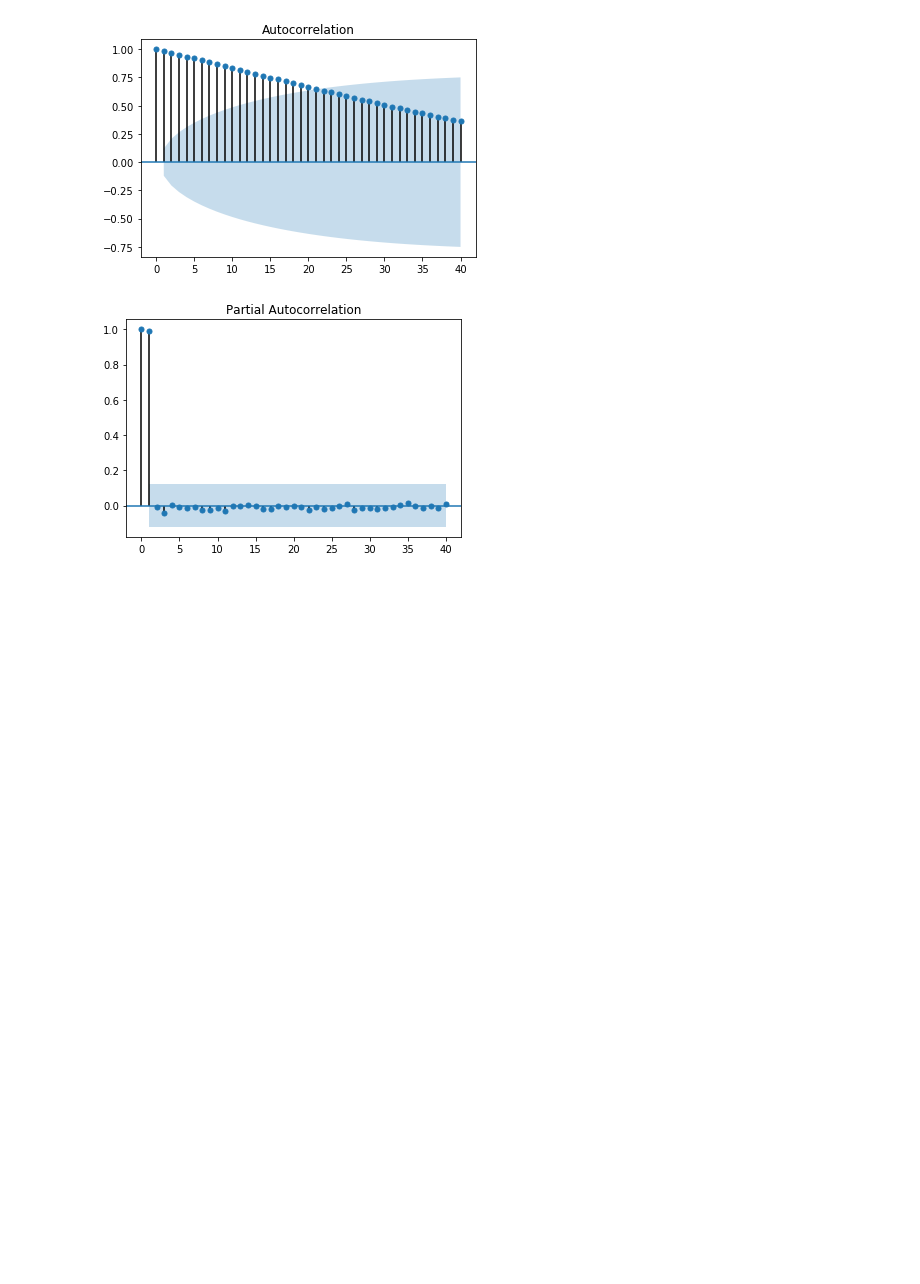
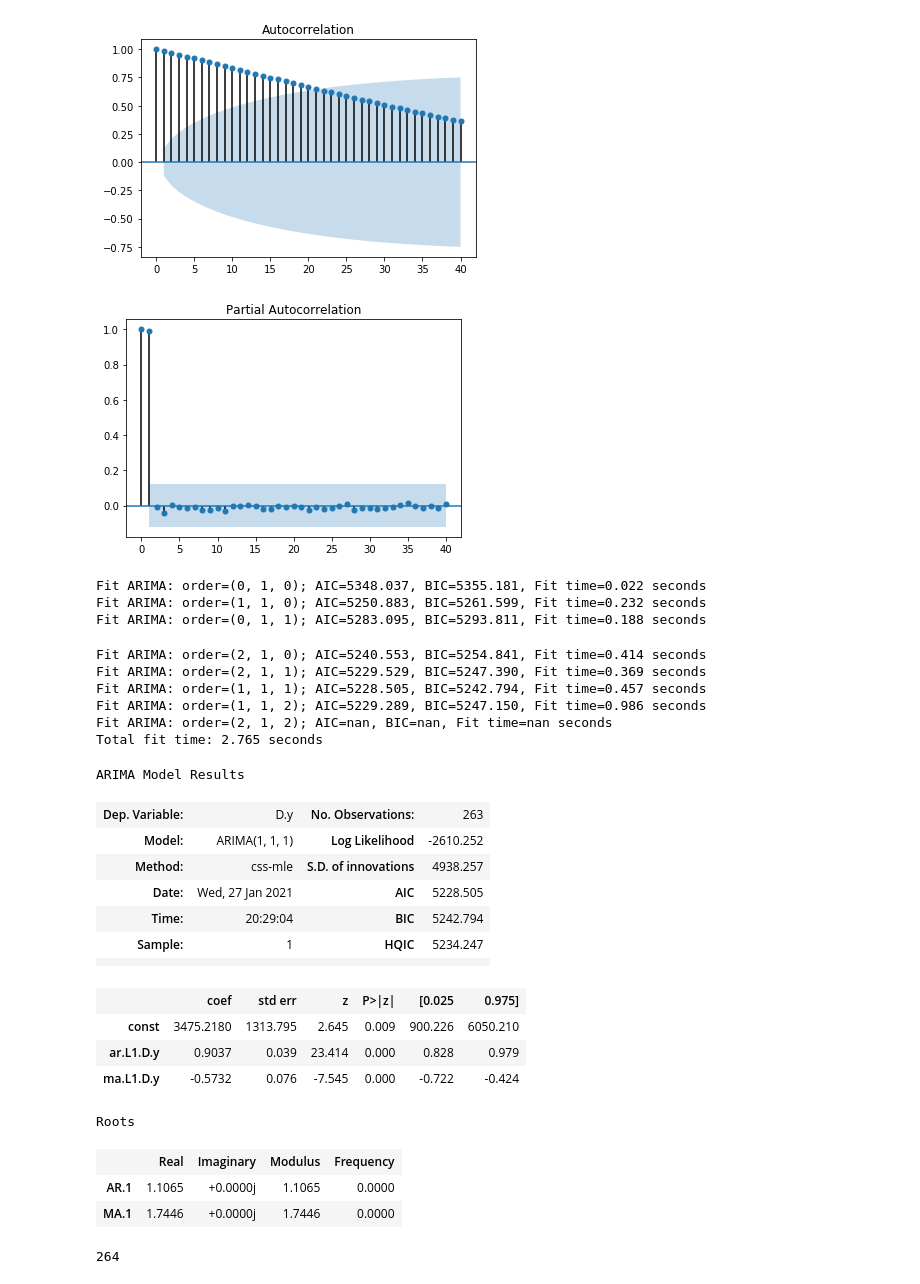
Before and after one commit to saifulrijal-ds/time-series-analysis-python, a Jupyter notebook: study-notes_general-forecasting-model_pt5.ipynb, the cells around one changed output. Cells and saved outputs as stored; diff of their text form; code cells hidden in the pictures; blank space fills up the shorter version.

```diff
--- a/study-notes_general-forecasting-model_pt5.ipynb
+++ b/study-notes_general-forecasting-model_pt5.ipynb
@@ -395,3 +395,36 @@ plot_acf(trade_df['Inventories'], lags=40);
 plot_pacf(trade_df['Inventories'], lags=40); p=1
 # %% [output]
 [figure]
+# %%
+auto_arima(trade_df['Inventories'], seasonal=False, start_p=0, start_q=0,
+           max_p=2, max_q=2, trace=True).summary()
+# %% [output]
+Fit ARIMA: order=(0, 1, 0); AIC=5348.037, BIC=5355.181, Fit time=0.022 seconds
+Fit ARIMA: order=(1, 1, 0); AIC=5250.883, BIC=5261.599, Fit time=0.232 seconds
+Fit ARIMA: order=(0, 1, 1); AIC=5283.095, BIC=5293.811, Fit time=0.188 seconds
+Fit ARIMA: order=(2, 1, 0); AIC=5240.553, BIC=5254.841, Fit time=0.414 seconds
+Fit ARIMA: order=(2, 1, 1); AIC=5229.529, BIC=5247.390, Fit time=0.369 seconds
+Fit ARIMA: order=(1, 1, 1); AIC=5228.505, BIC=5242.794, Fit time=0.457 seconds
+Fit ARIMA: order=(1, 1, 2); AIC=5229.289, BIC=5247.150, Fit time=0.986 seconds
+Fit ARIMA: order=(2, 1, 2); AIC=nan, BIC=nan, Fit time=nan seconds
+Total fit time: 2.765 seconds
+ARIMA Model Results
+| Dep. Variable: | D.y | No. Observations: | 263 |
+| Model: | ARIMA(1, 1, 1) | Log Likelihood | -2610.252 |
+| Method: | css-mle | S.D. of innovations | 4938.257 |
+| Date: | Wed, 27 Jan 2021 | AIC | 5228.505 |
+| Time: | 20:29:04 | BIC | 5242.794 |
+| Sample: | 1 | HQIC | 5234.247 |
+|  |  |  |  |
+|  | coef | std err | z | P>|z| | [0.025 | 0.975] |
+| const | 3475.2180 | 1313.795 | 2.645 | 0.009 | 900.226 | 6050.210 |
+| ar.L1.D.y | 0.9037 | 0.039 | 23.414 | 0.000 | 0.828 | 0.979 |
+| ma.L1.D.y | -0.5732 | 0.076 | -7.545 | 0.000 | -0.722 | -0.424 |
+Roots
+|  | Real | Imaginary | Modulus | Frequency |
+| AR.1 | 1.1065 | +0.0000j | 1.1065 | 0.0000 |
+| MA.1 | 1.7446 | +0.0000j | 1.7446 | 0.0000 |
+# %%
+len(trade_df)
+# %% [output]
+264
```
Also changed, not shown: parts of 21 cells of this notebook, 1 other file.
